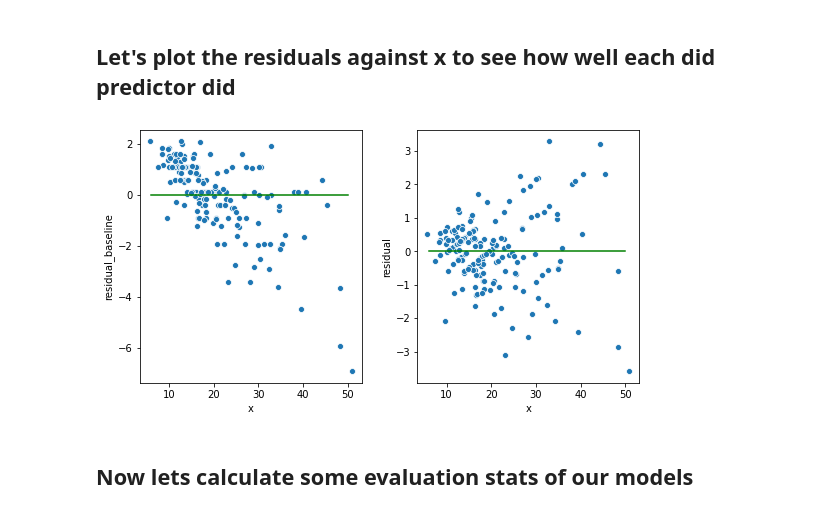
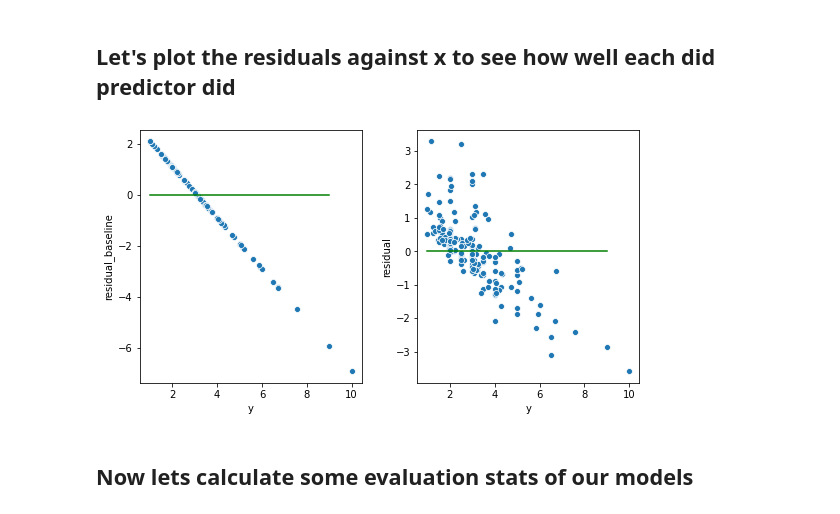
Before and after one commit to RyanMcCall/ds-methodologies-exercises, a Jupyter notebook: regression/evaluate_walkthrough.ipynb, the cells around one changed output. Saved outputs shown, nothing was run; the diff lists cells and outputs as text; code cells hidden in the pictures.

```diff
--- a/regression/evaluate_walkthrough.ipynb
+++ b/regression/evaluate_walkthrough.ipynb
@@ -191,15 +110,15 @@ train
 # %%
 f, axes = plt.subplots(1, 2, figsize=(8, 4.5))
 
-sns.scatterplot(x='x', y='residual_baseline', data=train, ax=axes[0])
-sns.lineplot(x=range(round(train.x.min()), round(train.x.max())), y=0, color='green', ax=axes[0])
+sns.scatterplot(x='y', y='residual_baseline', data=train, ax=axes[0])
+sns.lineplot(x=range(round(train.y.min()), round(train.y.max())), y=0, color='green', ax=axes[0])
 
-sns.scatterplot(x='x', y='residual', data=train, ax=axes[1])
-sns.lineplot(x=range(round(train.x.min()), round(train.x.max())), y=0, color='green', ax=axes[1])
+sns.scatterplot(x='y', y='residual', data=train, ax=axes[1])
+sns.lineplot(x=range(round(train.y.min()), round(train.y.max())), y=0, color='green', ax=axes[1])
 
 f.tight_layout(pad=2)
 # %% [output]
-[figure, old version]
+[figure, new version]
 # %% [markdown]
 ## Now lets calculate some evaluation stats of our models
 # %%
```
Also changed, not shown: parts of 49 cells of this notebook.
